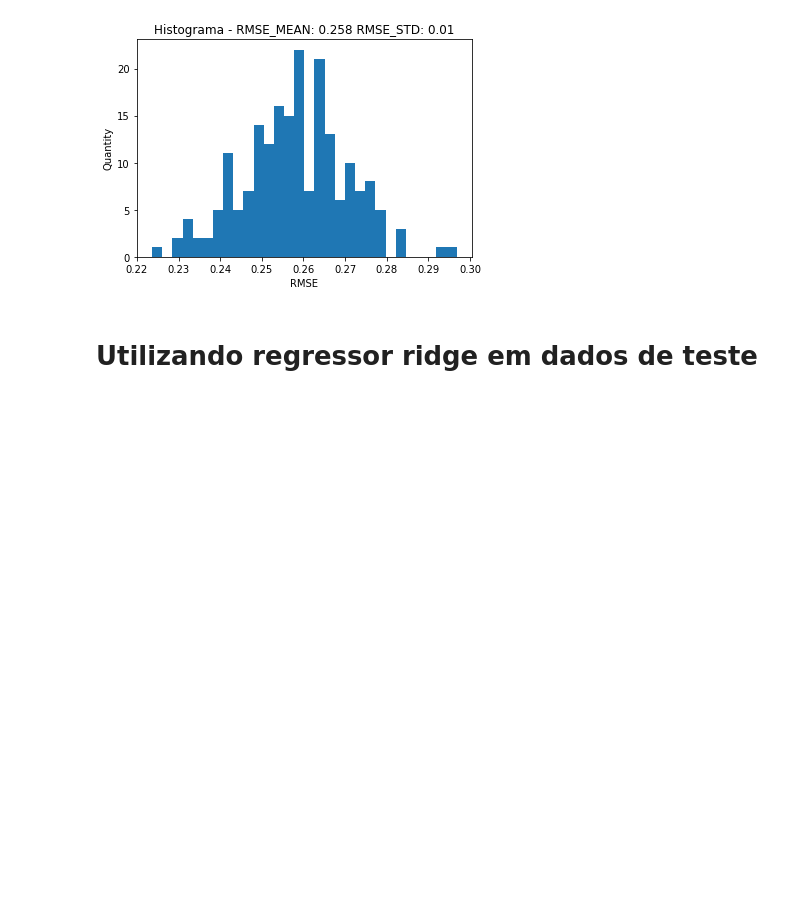
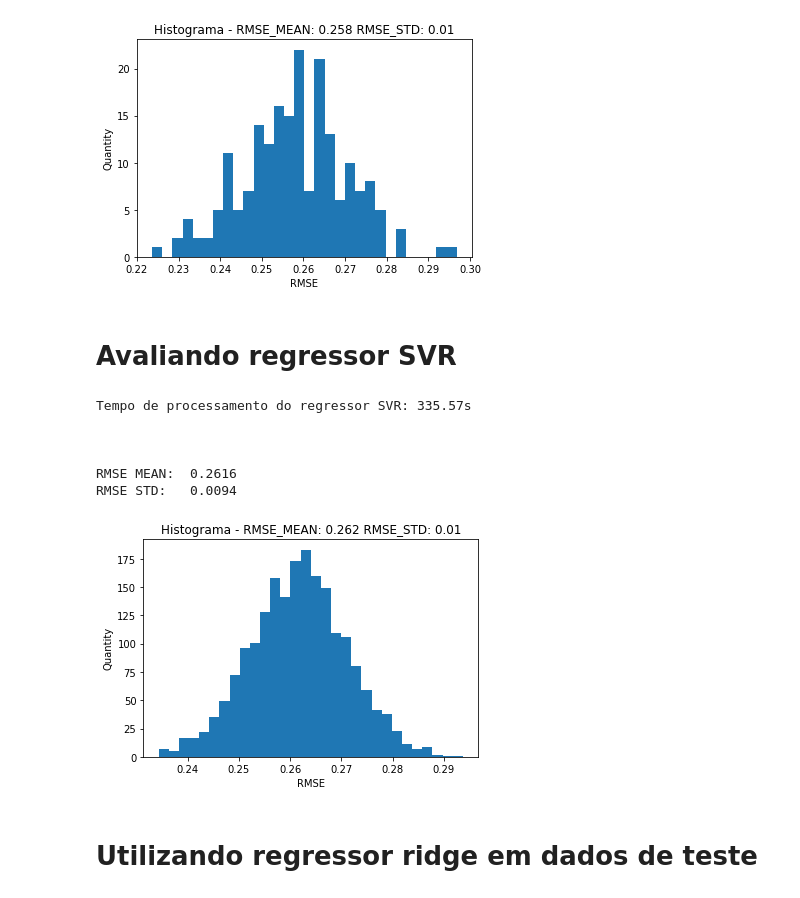
Before and after one commit to vinicius-alves/Kaggle-Avito-Challenge, a Jupyter notebook: notebook regressão linear e ridge.ipynb, the cells around one changed output. Drawn from its saved outputs; the diff is of its cells as text; code cells hidden in the pictures; blank space fills up the shorter version.

Commit message:
Adicionado o regressor SVR

```diff
--- a/notebook regressão linear e ridge.ipynb
+++ b/notebook regressão linear e ridge.ipynb
@@ -199,6 +199,66 @@ Tempo de processamento do GradientBoostingRegressor : 190.88s
 RMSE MEAN:  0.2580
 RMSE STD:   0.0124
 [figure]
+# %% [markdown]
+# Avaliando regressor SVR
+# %%
+from sklearn.svm import SVR
+
+start = time.time()
+
+def regressao_svr():
+
+    X = matriz_train
+    y = vetor_train_target
+
+    # Dividindo dados de treino
+    X_train, X_test, y_train, y_test = train_test_split(X,y,test_size = 0.33)
+
+    # Criando Regressor SVR
+    regr = SVR('linear')
+
+    # Treino
+    regr.fit(X_train, y_train.toarray().ravel())
+
+    # Predição
+    y_pred = regr.predict(X_test)
+
+    #Root mean squared error
+    return np.sqrt(mean_squared_error(y_test.todense(), y_pred))
+
+start = time.time()
+
+rmse_list =[]
+
+# Testando 2000 vezes através de amostras aleatórias
+for i in range(2000):
+    rmse = regressao_svr()
+    rmse_list.append(rmse)
+
+end = time.time()
+
+print('Tempo de processamento do regressor SVR: '+str("%.2f" % (end - start))+'s\n')
+
+
+print("\n")
+print("RMSE MEAN: ","%.4f" % np.mean(rmse_list))
+print("RMSE STD:  ","%.4f" % np.std(rmse_list))
+print("\n")
+
+plt.title(u"Histograma - RMSE_MEAN: " + str("%.3f" % np.mean(rmse_list))+ " RMSE_STD: " + str("%.2f" % np.std(rmse_list)))
+plt.ylabel("Quantity")
+plt.xlabel("RMSE")
+
+plt.hist(rmse_list,bins =30)
+plt.show()
+# %% [output]
+Tempo de processamento do regressor SVR: 335.57s
+
+
+
+RMSE MEAN:  0.2616
+RMSE STD:   0.0094
+[figure, added]
 # %% [markdown]
 # Utilizando regressor ridge em dados de teste
 # %%
```
Also changed, not shown: parts of 1 cell of this notebook.
